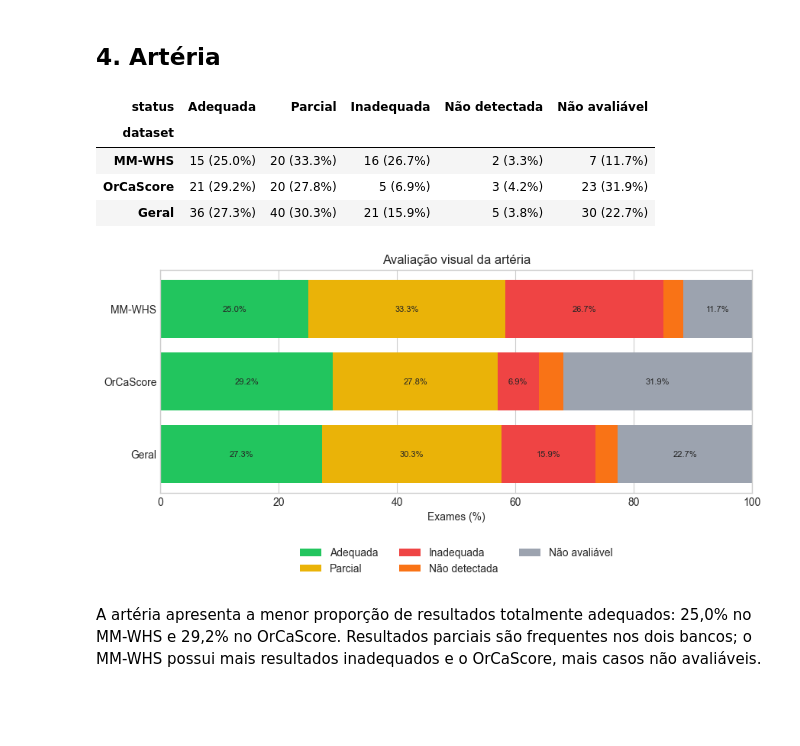
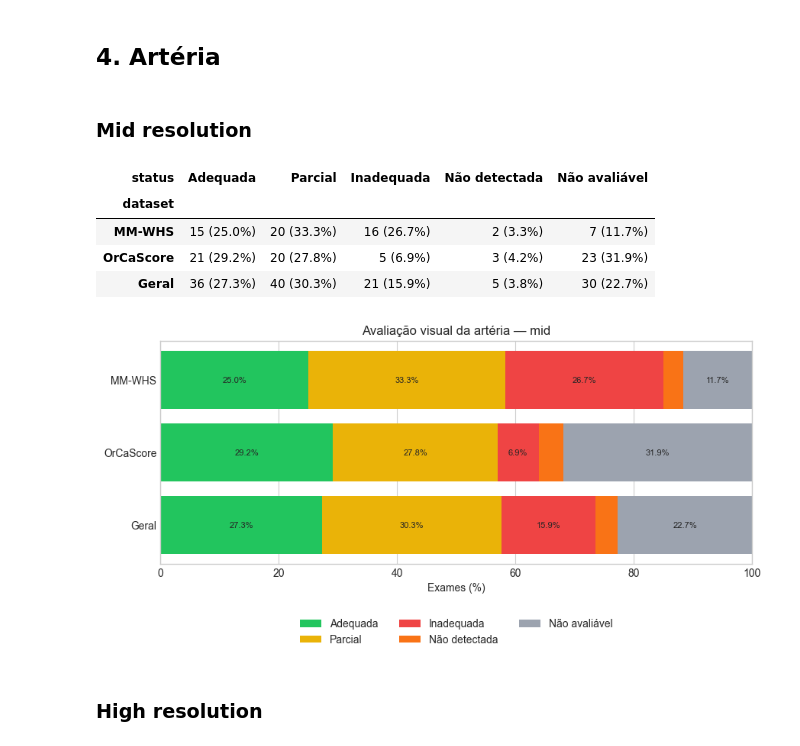
Before and after one commit to matheusssilva991/coronary-centerline-detection, a Jupyter notebook: src/eda/external_ccta_visual_assessment.ipynb, the cells around one changed output. Cells and saved outputs as stored; diff of their text form; code cells hidden in the pictures; blank space fills up the shorter version.

```diff
--- a/src/eda/external_ccta_visual_assessment.ipynb
+++ b/src/eda/external_ccta_visual_assessment.ipynb
@@ -230,17 +277,17 @@ Cerca de 46% dos exames apresentam ambos os óstios adequados nos dois bancos. O
 # %% [markdown]
 ## 4. Artéria
+# %% [markdown]
+### Mid resolution
 # %%
-artery_summary = show_stage_results(
-    "artery_result",
-    AORTA_ARTERY_STATUS_ORDER,
-    "Avaliação visual da artéria",
+artery_mid = show_stage_results(
+    "mid", "artery_result", AORTA_ARTERY_STATUS_ORDER, "Avaliação visual da artéria"
 )
 # %% [output]
 | status | Adequada | Parcial | Inadequada | Não detectada | Não avaliável |
 | dataset |  |  |  |  |  |
 | MM-WHS | 15 (25.0%) | 20 (33.3%) | 16 (26.7%) | 2 (3.3%) | 7 (11.7%) |
 | OrCaScore | 21 (29.2%) | 20 (27.8%) | 5 (6.9%) | 3 (4.2%) | 23 (31.9%) |
 | Geral | 36 (27.3%) | 40 (30.3%) | 21 (15.9%) | 5 (3.8%) | 30 (22.7%) |
-[figure, old version]
+[figure, new version]
-# %% [markdown]
-A artéria apresenta a menor proporção de resultados totalmente adequados: 25,0% no MM-WHS e 29,2% no OrCaScore. Resultados parciais são frequentes nos dois bancos; o MM-WHS possui mais resultados inadequados e o OrCaScore, mais casos não avaliáveis.
+# %% [markdown]
+### High resolution
```
Also changed, not shown: parts of 31 cells of this notebook, 17 other files.
